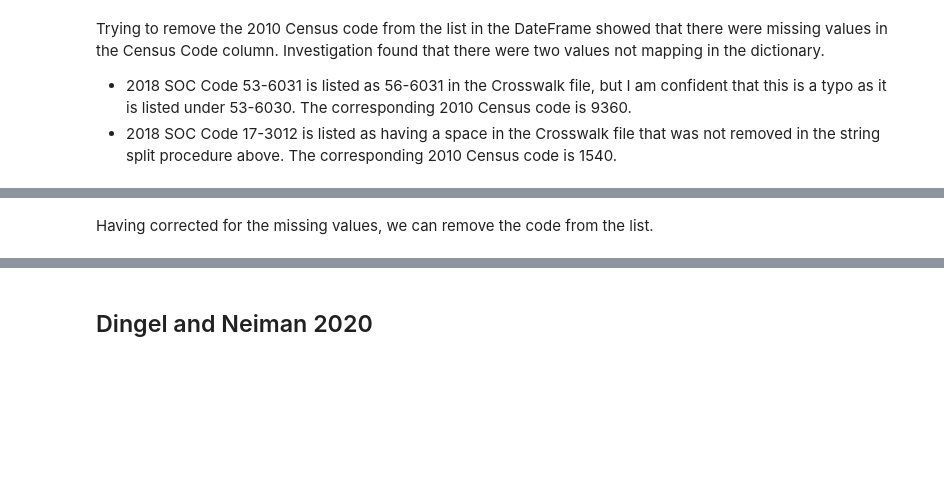
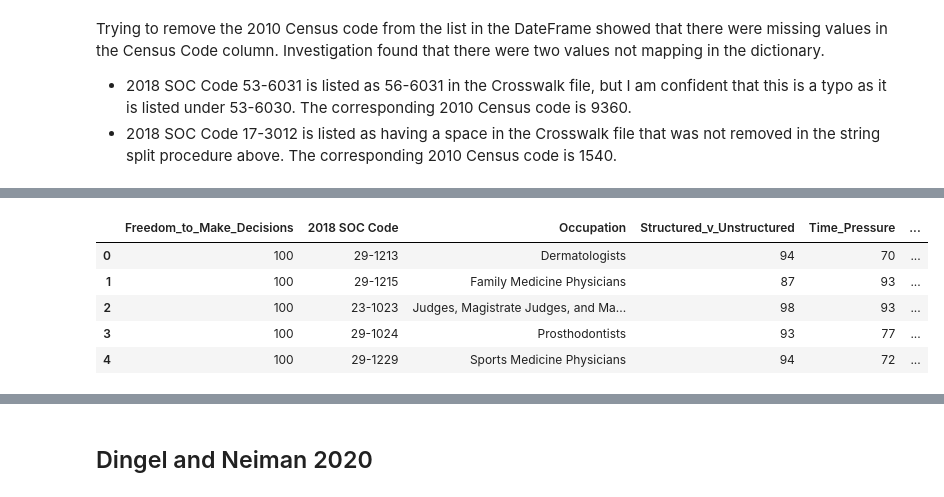
Before and after one commit to meganmccoy/ONET_Occupation_Codes, a Jupyter notebook: Mapping SOP and Census Occupation Codes.ipynb, the cells around one changed output, grey strips where cells are left out. Cells and saved outputs as stored; diff of their text form; code cells hidden in the pictures; blank space fills up the shorter version.

```diff
--- a/Mapping SOP and Census Occupation Codes.ipynb
+++ b/Mapping SOP and Census Occupation Codes.ipynb
@@ -163,10 +189,15 @@ nulls
 # %%
 CORRECTION1 = (onet['2018 SOC Code'] == '53-6031')
 CORRECTION2 = (onet['2018 SOC Code'] == '17-3012')
 
-onet.loc[CORRECTION1, '2010 Census Code'] = '[9360]'
-onet.loc[CORRECTION2, '2010 Census Code'] = '[1540]'
+onet.loc[CORRECTION1, '2010 Census Code'] = ['9360']
+onet.loc[CORRECTION2, '2010 Census Code'] = ['1540']
 
 onet.head()
+# %% [output]
+|  | Freedom_to_Make_Decisions | 2018 SOC Code | Occupation | Structured_v_Unstructured | Time_Pressure | ... |
+| 0 | 100 | 29-1213 | Dermatologists | 94 | 70 | ... |
+| 1 | 100 | 29-1215 | Family Medicine Physicians | 87 | 93 | ... |
+| 2 | 100 | 23-1023 | Judges, Magistrate Judges, and Ma... | 98 | 93 | ... |
+| 3 | 100 | 29-1024 | Prosthodontists | 93 | 77 | ... |
+| 4 | 100 | 29-1229 | Sports Medicine Physicians | 94 | 72 | ... |
-# %% [markdown]
-Having corrected for the missing values, we can remove the code from the list.
```
Also changed, not shown: parts of 13 cells of this notebook, 2 other files.
